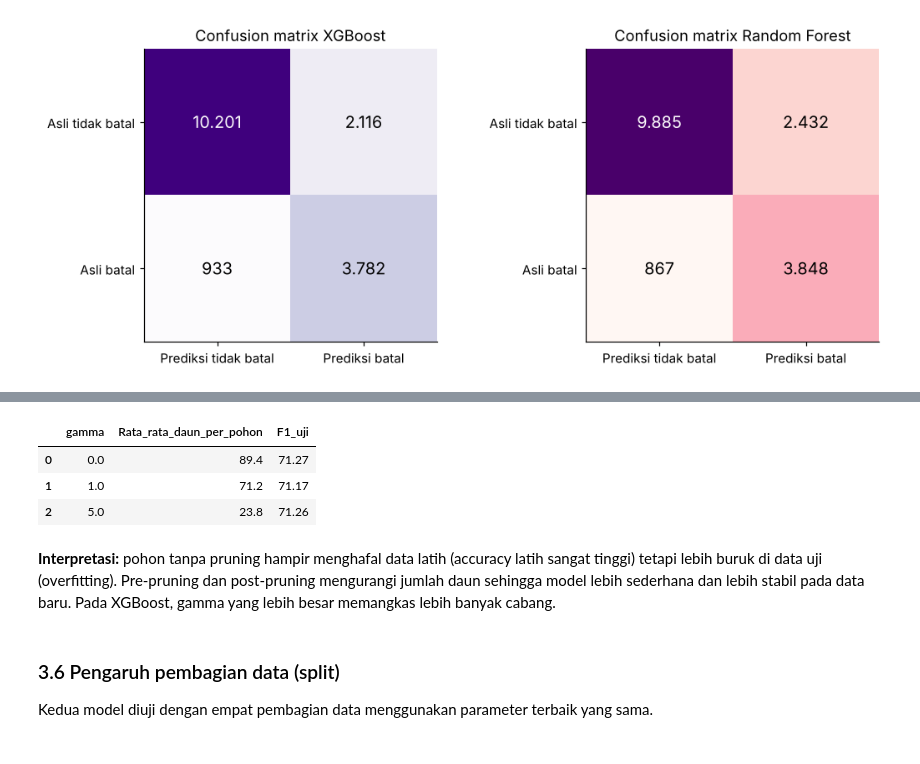
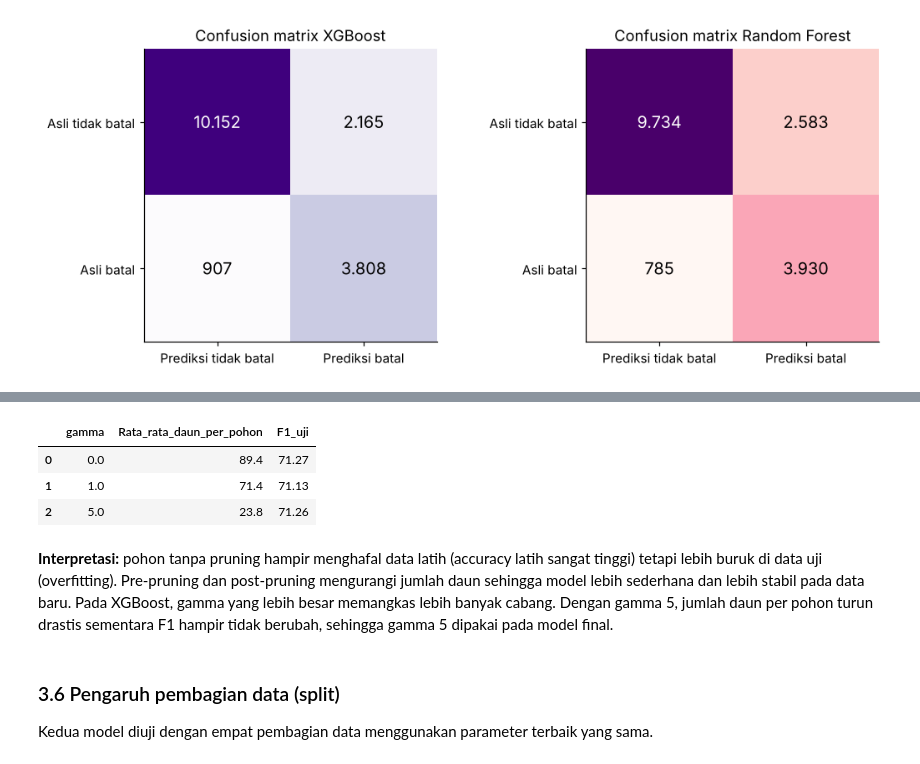
Before and after one commit to riyaniastarani6767/FinalProjectPerdaganganElektronik, a Jupyter notebook: notebook/HotelGuard_Modeling_Manual.ipynb, the cells around one changed output, grey strips where cells are left out. Drawn from its saved outputs; the diff is of its cells as text; code cells hidden in the pictures.

```diff
--- a/notebook/HotelGuard_Modeling_Manual.ipynb
+++ b/notebook/HotelGuard_Modeling_Manual.ipynb
@@ -890,7 +926,14 @@ tabel_tuning
 # %%
-terbaik = tabel_tuning.loc[tabel_tuning.groupby('Model')['F1_validasi'].idxmax()]
+TOLERANSI = 0.5   # poin F1
+pilihan = []
+for nama_model, g in tabel_tuning.groupby('Model'):
+    kandidat = g[g['F1_validasi'] >= g['F1_validasi'].max() - TOLERANSI]
+    pilihan.append(kandidat.sort_values('Rata_rata_daun').iloc[0])
+terbaik = pd.DataFrame(pilihan)
 PARAM_RF = json.loads(terbaik.loc[terbaik.Model == 'Random Forest', 'Parameter'].iloc[0])
 PARAM_XGB = json.loads(terbaik.loc[terbaik.Model == 'XGBoost', 'Parameter'].iloc[0])
-print('Parameter terbaik Random Forest:', PARAM_RF)
-print('Parameter terbaik XGBoost      :', PARAM_XGB)
+print(terbaik[['Model', 'F1_validasi', 'Rata_rata_daun']].to_string(index=False))
+print()
+print('Parameter terpilih Random Forest:', PARAM_RF)
+print('Parameter terpilih XGBoost      :', PARAM_XGB)
 # %% [output]
@@ -924,5 +971,7 @@ Waktu training XGB : 11.4 detik
 # %%
-print('Accuracy data latih vs data uji (cek overfitting):')
-print(f"  Random Forest : {persen(m_rf_latih['accuracy'])} vs {persen(m_rf['accuracy'])}")
-print(f"  XGBoost       : {persen(m_xgb_latih['accuracy'])} vs {persen(m_xgb['accuracy'])}")
+print('Data latih vs data uji (cek overfitting dan underfitting):')
+for nama, ml_, mu_ in [('Random Forest', m_rf_latih, m_rf), ('XGBoost', m_xgb_latih, m_xgb)]:
+    selisih = round(ml_['f1'], 2) - round(mu_['f1'], 2)
+    print(f"  {nama:14s}: accuracy {persen(ml_['accuracy'])} vs {persen(mu_['accuracy'])} | "
+          f"F1 {persen(ml_['f1'])} vs {persen(mu_['f1'])} | selisih F1 {persen(selisih)[:-1]} poin")
 # %% [output]
@@ -984,28 +1034,22 @@ pd.DataFrame(uji_pruning)
 # %%
 uji_gamma = []
 for g in [0.0, 1.0, 5.0]:
     prm = dict(PARAM_XGB, gamma=g)
     m = XGBoostManual(**prm).fit(X_latih, y_latih)
-    def daun(tree):
-        left, right = tree[2], tree[3]; st, n = [0], 0
-        while st:
-            t = st.pop()
-            if left[t] < 0: n += 1
-            else: st += [left[t], right[t]]
-        return n
-    n_daun = round(float(np.mean([daun(t) for t in m.trees])), 1)
+    n_daun = round(rata_daun(m), 1)
     mu = hitung_metrik(y_uji, m.predict_proba(X_uji) >= 0.5)
     uji_gamma.append(dict(gamma=g, Rata_rata_daun_per_pohon=n_daun, F1_uji=round(mu['f1'], 2)))
 pd.DataFrame(uji_gamma)
 # %% [output]
 |  | gamma | Rata_rata_daun_per_pohon | F1_uji |
 | 0 | 0.0 | 89.4 | 71.27 |
-| 1 | 1.0 | 71.2 | 71.17 |
+| 1 | 1.0 | 71.4 | 71.13 |
 | 2 | 5.0 | 23.8 | 71.26 |
 # %% [markdown]
 **Interpretasi:** pohon tanpa pruning hampir menghafal data latih (accuracy latih sangat tinggi) tetapi lebih buruk di data uji (overfitting).
 Pre-pruning dan post-pruning mengurangi jumlah daun sehingga model lebih sederhana dan lebih stabil pada data baru.
-Pada XGBoost, gamma yang lebih besar memangkas lebih banyak cabang.
+Pada XGBoost, gamma yang lebih besar memangkas lebih banyak cabang. Dengan gamma 5, jumlah daun per pohon turun drastis
+sementara F1 hampir tidak berubah, sehingga gamma 5 dipakai pada model final.
 # %% [markdown]
 ### 3.6 Pengaruh pembagian data (split)
 
```
Also changed, not shown: parts of 19 cells of this notebook, 37 other files.
